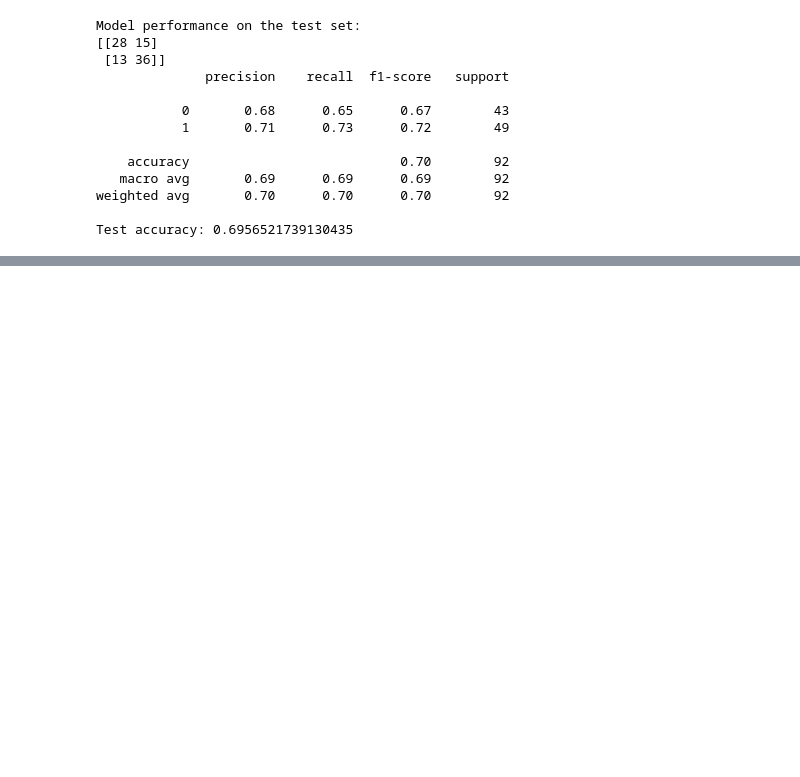
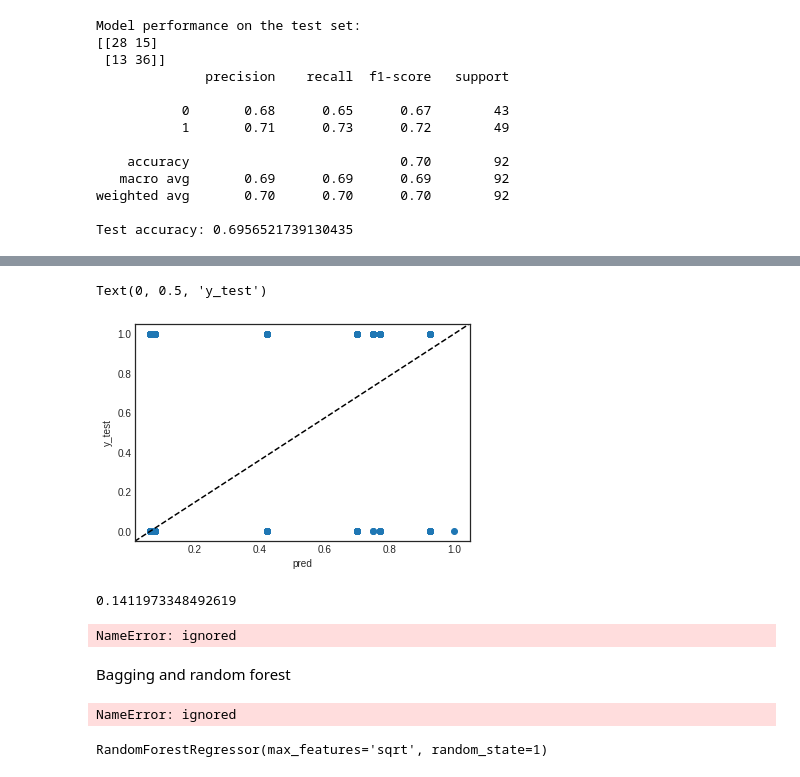
Before and after one commit to sarahnolan15/APA-Project-, a Jupyter notebook: APA_Project.ipynb, the cells around one changed output, grey strips where cells are left out. Drawn from its saved outputs; the diff is of its cells as text; code cells hidden in the pictures; blank space fills up the shorter version.

```diff
--- a/APA_Project.ipynb
+++ b/APA_Project.ipynb
@@ -349,0 +411,18 @@ Test accuracy: 0.6956521739130435
+# %%
+# %load ../standard_import.txt
+import pandas as pd
+import numpy as np
+import matplotlib.pyplot as plt
+import seaborn as sns
+
+import pydot
+from IPython.display import Image
+
+from sklearn.model_selection import train_test_split, cross_val_score
+from six import StringIO
+from sklearn.tree import DecisionTreeRegressor, DecisionTreeClassifier, export_graphviz
+from sklearn.ensemble import BaggingClassifier, RandomForestClassifier, BaggingRegressor, RandomForestRegressor, GradientBoostingRegressor
+from sklearn.metrics import mean_squared_error,confusion_matrix, classification_report
+
+%matplotlib inline
+plt.style.use('seaborn-white')
@@ -349,0 +538,10 @@ Test accuracy: 0.6956521739130435
+# %%
+y1 = df.HeartDisease
+X1 = df.drop('HeartDisease', axis=1)
+
+X_train, X_test, y_train, y_test = train_test_split(X1, y1, test_size=0.5, random_state=0)
+# %%
+# Pruning not supported. Choosing max depth 3)
+regr2 = DecisionTreeRegressor(max_depth=3)
+regr2.fit(X_train, y_train)
+pred = regr2.predict(X_test)
@@ -349,0 +553,28 @@ Test accuracy: 0.6956521739130435
+# %%
+plt.scatter(pred, y_test, label='Heart Disease')
+plt.plot([0, 1], [0, 1], '--k', transform=plt.gca().transAxes)
+plt.xlabel('pred')
+plt.ylabel('y_test')
+# %% [output]
+Text(0, 0.5, 'y_test')
+[figure, added]
+# %%
+mean_squared_error(y_test, pred)
+# %% [output]
+0.1411973348492619
+# %%
+print(classification_report(y, classification_model.predict(X)))
+# %% [output]
+NameError: ignored
+# %% [markdown]
+Bagging and random forest
+# %%
+X.shape
+# %% [output]
+NameError: ignored
+# %%
+# Bagging: using all features
+rf = RandomForestRegressor(max_features='sqrt', random_state=1)
+rf.fit(X_train, y_train)
+# %% [output]
+RandomForestRegressor(max_features='sqrt', random_state=1)
```
Also changed, not shown: parts of 165 cells of this notebook.
